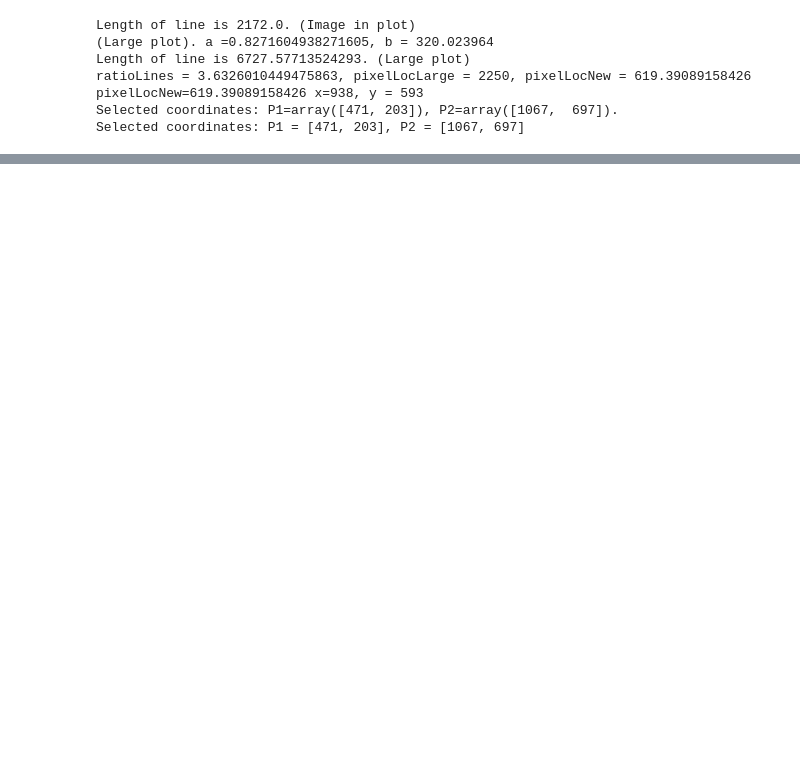
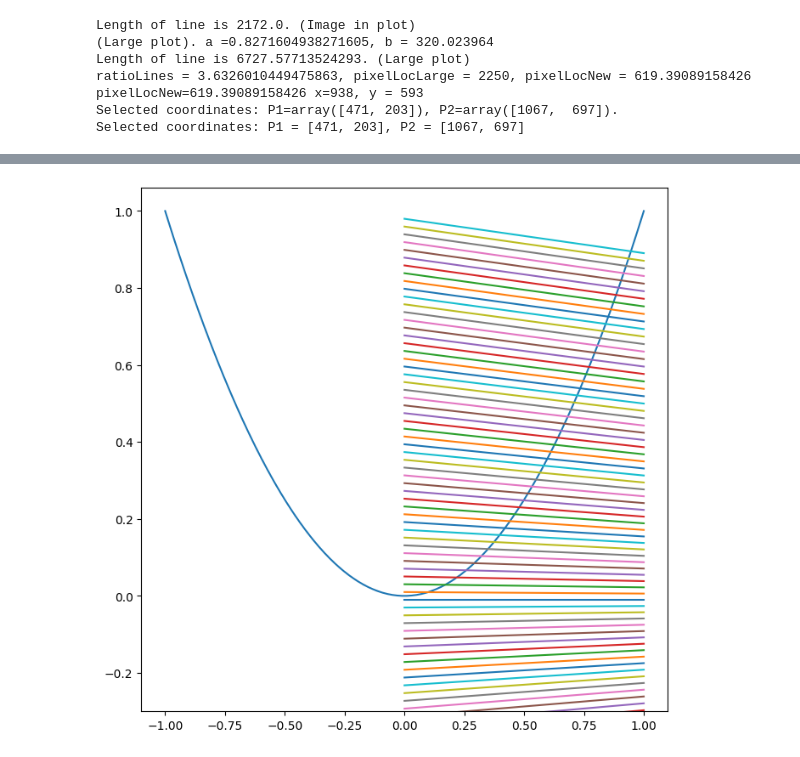
Before and after one commit to Sjendieee/InterferometryPython, a Jupyter notebook: Testing.ipynb, the cells around one changed output, grey strips where cells are left out. Saved outputs shown, nothing was run; the diff lists cells and outputs as text; code cells hidden in the pictures; blank space fills up the shorter version.

```diff
--- a/Testing.ipynb
+++ b/Testing.ipynb
@@ -187,0 +191,28 @@ for imgPath in imgList:
+# %%
+import matplotlib.pyplot as plt
+import numpy as np
+import math
+
+def get_normals(length=.1):
+    for idx in range(len(x)-1):
+        x0, y0, xa, ya = x[idx], y[idx], x[idx+1], y[idx+1]
+        dx, dy = xa-x0, ya-y0
+        norm = math.hypot(dx, dy) * 1/length
+        dx /= norm
+        dy /= norm
+
+        ax.plot((x0, x0-dy), (y0, y0+dx))    # plot the normals
+
+fig, ax = plt.subplots()
+plt.rcParams["figure.figsize"] = [8, 8]
+
+x = np.linspace(-1, 1, 100)
+y = x**2
+ax.set_ylim(-0.3, 1.06)
+ax.plot(x, y)
+get_normals()
+
+
+plt.show()
+# %% [output]
+[figure, added]
```
Also changed, not shown: parts of 1 cell of this notebook, 6 other files.
